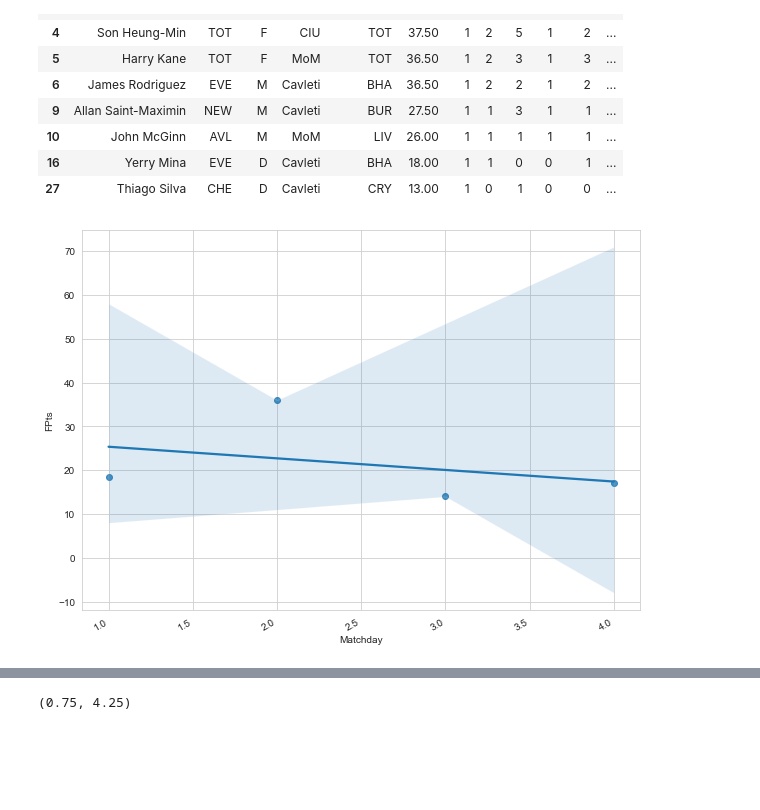
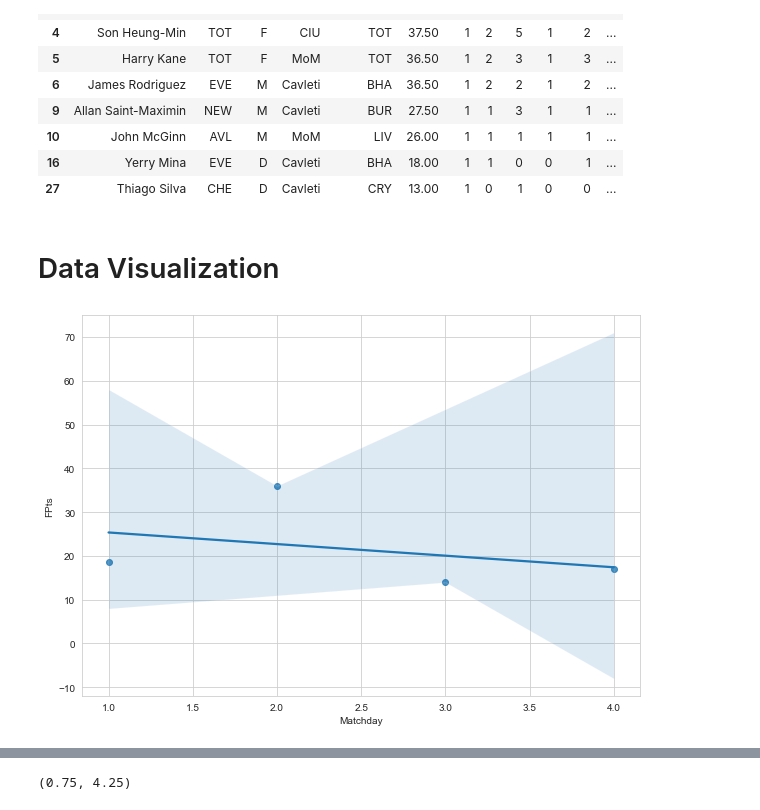
Before and after one commit to AlfonsoGhislieri/Fantasy-Football-Analytics, a Jupyter notebook: EPL Fantrax.ipynb, the cells around one changed output, grey strips where cells are left out. Cells and saved outputs as stored; diff of their text form; code cells hidden in the pictures; blank space fills up the shorter version.

```diff
--- a/EPL Fantrax.ipynb
+++ b/EPL Fantrax.ipynb
@@ -18,13 +29,9 @@ df_league_wide_GK_NEW = (r'C:\Users\Alfonso\Desktop\Coding\FantasyEPL\League_Wid
 # %%
 def clean_league_wide(csv_file):
-    """
-    Basic data cleaning function: changes index, renames columns and deletes unwated ones,
-    adds a 'Matchday' column and cleans 'Opponent' column values.
-    """
     df = pd.read_csv(csv_file)
     df = df.dropna(subset=['Rk']).set_index('Rk') #Sets the player column as the new index (instead of numbered values)
     df.rename({'Position': 'Pos', 'Status' : 'Owner'}, axis=1, inplace=True)
     df.drop(['% Owned', 'Roster Status','+/-'], axis=1, inplace=True)
-    df['Opponent'] = df['Opponent'].apply(lambda x: x.strip('@')[0:3]) #Removes '@' and  game time(keeps only opponent team name)
-    df['Matchday'] = 1 #sets matchday column
+    df['Opponent'] = df['Opponent'].apply(lambda x: x.strip('@')[0:3]) #Removes '@' and  game time(keeps only team name)
+    df['Matchday'] = 1 #Creates Matchday column and sets value to 1
     return df
@@ -31,16 +40,9 @@ def clean_league_wide(csv_file):
 # %%
 def append_dataframes(old_df, new_df):
-    """
-    Appending Function: Takes new dataframe and cleans it, then appends it with the previous weeks
-    dataframe and correctly updates the 'Matchday' values for newly added data.
-    """
     old_df = pd.read_csv(old_df)
     new_df = clean_league_wide(new_df)
-    new_df['Matchday'] = (old_df['Matchday'].iloc[-1] + 1)
+    new_df['Matchday'] = (old_df['Matchday'].iloc[-1] + 1) #Sets the correct Matchday value
     old_df = old_df.dropna(subset=['Rk']).set_index('Rk') #Sets the player column as the new index (instead of numbered values)
-    new_df = old_df.append(new_df)
+    new_df = old_df.append(new_df) #Both databses are appended together
     new_df.drop(['FP/G'], axis=1, inplace=True)
     return new_df
-
-df_appended_GK = append_dataframes(df_league_wide_GK, df_league_wide_GK_NEW)
-df_appended_OUT = append_dataframes(df_league_wide_OUT, df_league_wide_OUT_NEW)
@@ -124,14 +156,13 @@ df_TOTW_OUT
 | 10 | John McGinn | AVL | M | MoM | LIV | 26.00 | 1 | 1 | 1 | 1 | 1 | ... |
 | 16 | Yerry Mina | EVE | D | Cavleti | BHA | 18.00 | 1 | 1 | 0 | 0 | 1 | ... |
 | 27 | Thiago Silva | CHE | D | Cavleti | CRY | 13.00 | 1 | 0 | 1 | 0 | 0 | ... |
+# %% [markdown]
+# Data Visualization
 # %%
+# Linear regression graph with scatter plots showing the performance of a specific player across a season.
 df_Player_Analysis = df_appended_OUT[(df_appended_OUT['Player'] == 'Dominic Calvert-Lewin')]
-sns.set_style('whitegrid')
 
-fig, ax = plt.subplots()
-fig.set_size_inches(10,7)
-plt.setp(ax.get_xticklabels(), rotation=30, horizontalalignment='right')
-
+fig, ax = plt.subplots(figsize=(10,7))
 plot = sns.regplot(x= df_Player_Analysis['Matchday'] , y= df_Player_Analysis['FPts'], scatter=True)
 # %% [output]
-[figure, old version]
+[figure, new version]
```
Also changed, not shown: parts of 30 cells of this notebook.
